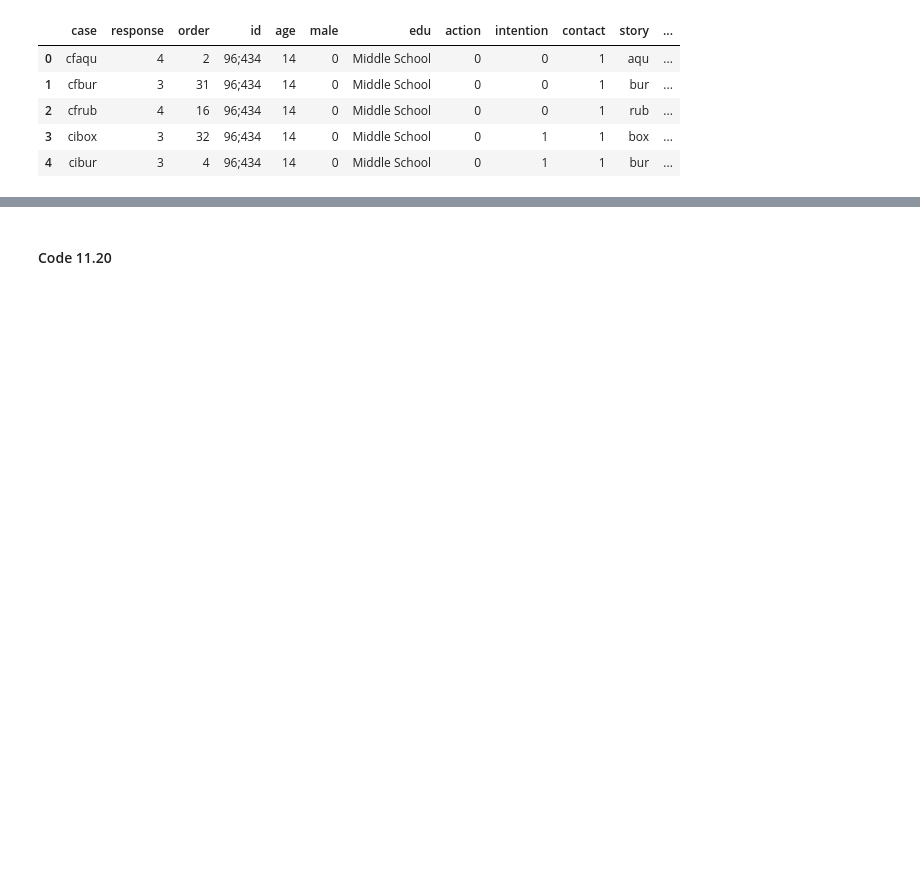
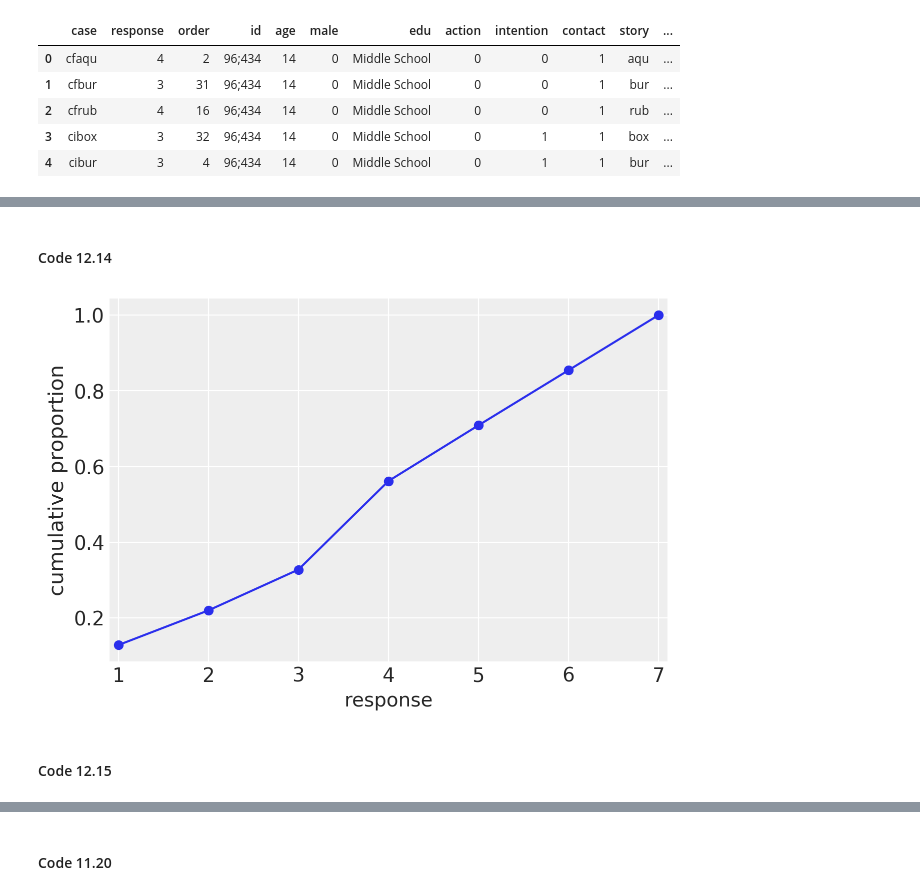
Before and after one commit to pymc-devs/pymc-resources, a Jupyter notebook: Rethinking_2/Chp_12.ipynb, the cells around one changed output, grey strips where cells are left out. Cells and saved outputs as stored; diff of their text form; code cells hidden in the pictures; blank space fills up the shorter version.

```diff
--- a/Rethinking_2/Chp_12.ipynb
+++ b/Rethinking_2/Chp_12.ipynb
@@ -510,0 +274,12 @@ pp_cum_df = (pd.melt(
+# %% [markdown]
+#### Code 12.14
+# %%
+ax = (trolley_df.response.value_counts(normalize=True, sort=False).cumsum().plot(marker='o'))
+
+ax.set_xlim(0.9, 7.1);
+ax.set_xlabel("response", fontsize=14)
+ax.set_ylabel("cumulative proportion");
+# %% [output]
+[figure, added]
+# %% [markdown]
+#### Code 12.15
```
Also changed, not shown: parts of 100 cells of this notebook, 1 other file.
